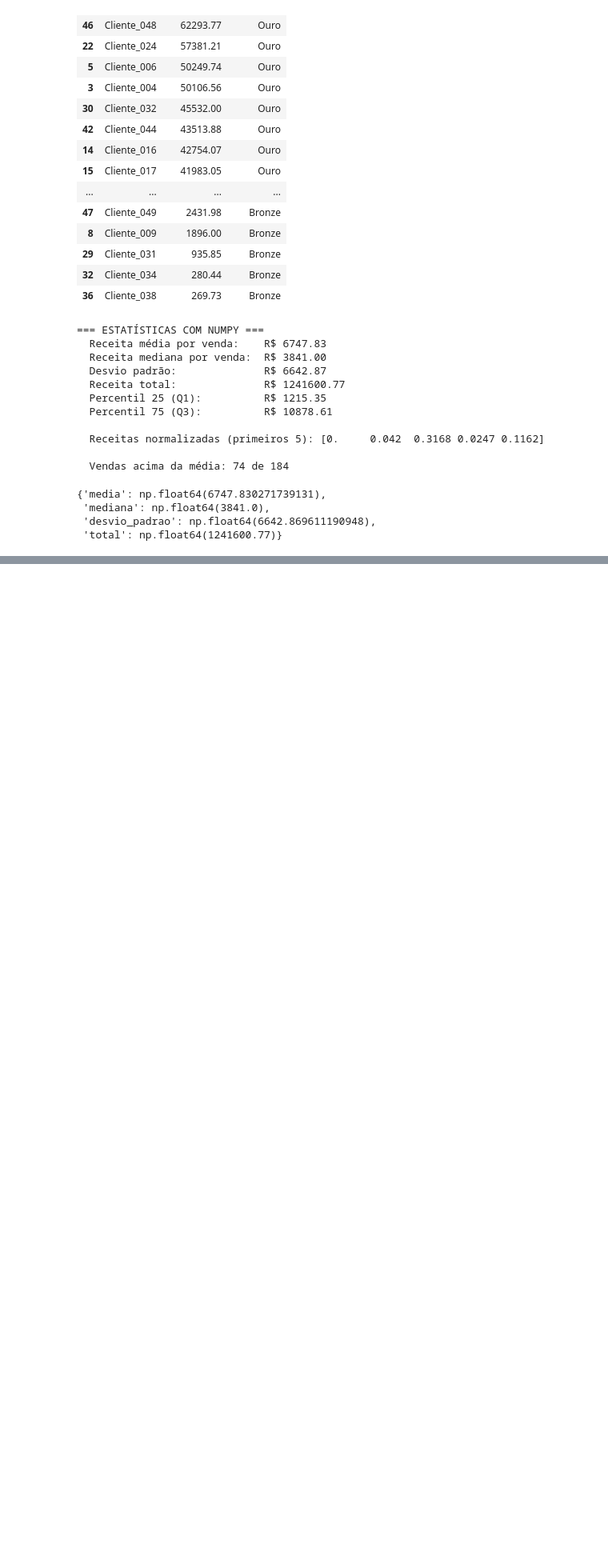
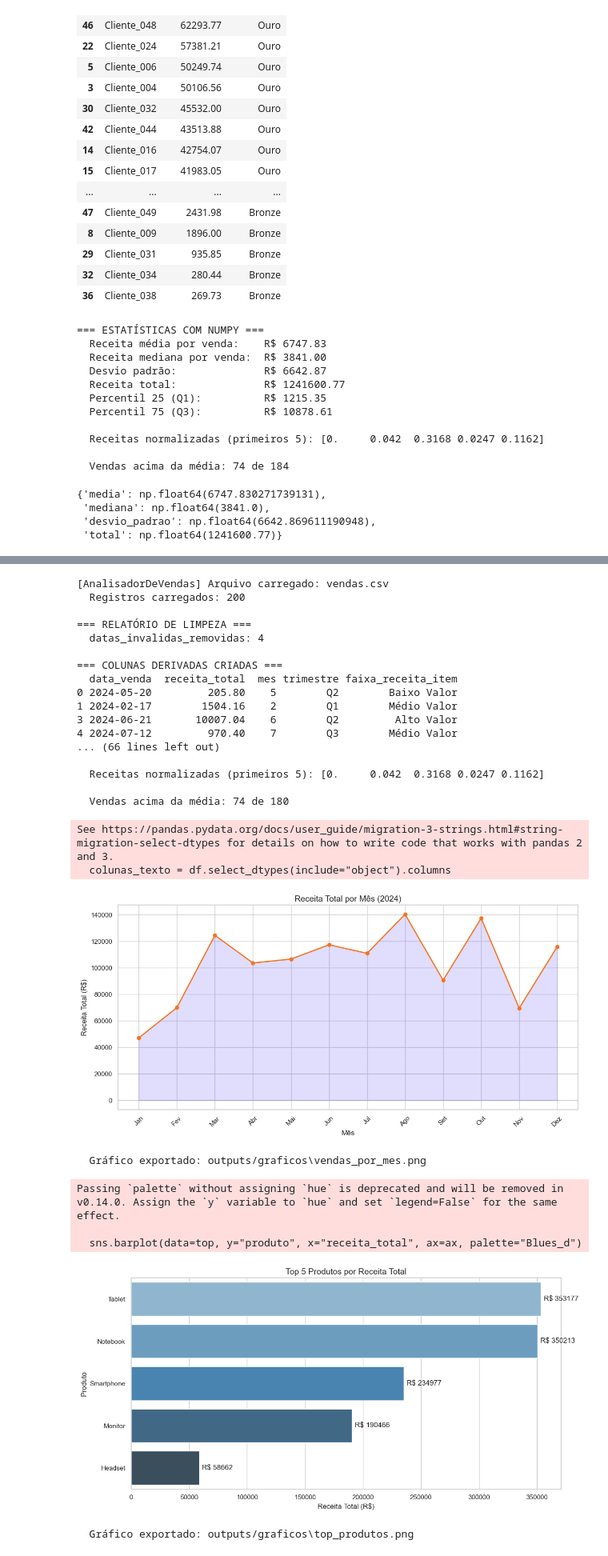
Before and after one commit to Carlos779-cloud/Mini_Projeto, a Jupyter notebook: salesinsight.ipynb, the cells around one changed output, grey strips where cells are left out. Shown at 80% size. Cells and saved outputs as stored; diff of their text form; code cells hidden in the pictures; blank space fills up the shorter version.

```diff
--- a/salesinsight.ipynb
+++ b/salesinsight.ipynb
@@ -613,0 +677,36 @@ Passing `palette` without assigning `hue` is deprecated and will be removed in v
+# %%
+analisador = AnalisadorDeVendas("vendas.csv")
+
+analisador.carregar()\
+          .limpar()\
+          .transformar()\
+          .analisar()\
+          .visualizar()\
+          .resumo()
+# %% [output]
+[AnalisadorDeVendas] Arquivo carregado: vendas.csv
+  Registros carregados: 200
+
+=== RELATÓRIO DE LIMPEZA ===
+  datas_invalidas_removidas: 4
+
+=== COLUNAS DERIVADAS CRIADAS ===
+  data_venda  receita_total  mes trimestre faixa_receita_item
+0 2024-05-20         205.80    5        Q2        Baixo Valor
+1 2024-02-17        1504.16    2        Q1        Médio Valor
+3 2024-06-21       10007.04    6        Q2         Alto Valor
+4 2024-07-12         970.40    7        Q3        Médio Valor
+... (66 lines left out)
+
+  Receitas normalizadas (primeiros 5): [0.     0.042  0.3168 0.0247 0.1162]
+
+  Vendas acima da média: 74 de 180
+See https://pandas.pydata.org/docs/user_guide/migration-3-strings.html#string-migration-select-dtypes for details on how to write code that works with pandas 2 and 3.
+  colunas_texto = df.select_dtypes(include="object").columns
+[figure, added]
+  Gráfico exportado: outputs/graficos\vendas_por_mes.png
+Passing `palette` without assigning `hue` is deprecated and will be removed in v0.14.0. Assign the `y` variable to `hue` and set `legend=False` for the same effect.
+
+  sns.barplot(data=top, y="produto", x="receita_total", ax=ax, palette="Blues_d")
+[figure, added]
+  Gráfico exportado: outputs/graficos\top_produtos.png
```
Also changed, not shown: parts of 7 cells of this notebook, 2 other files.
